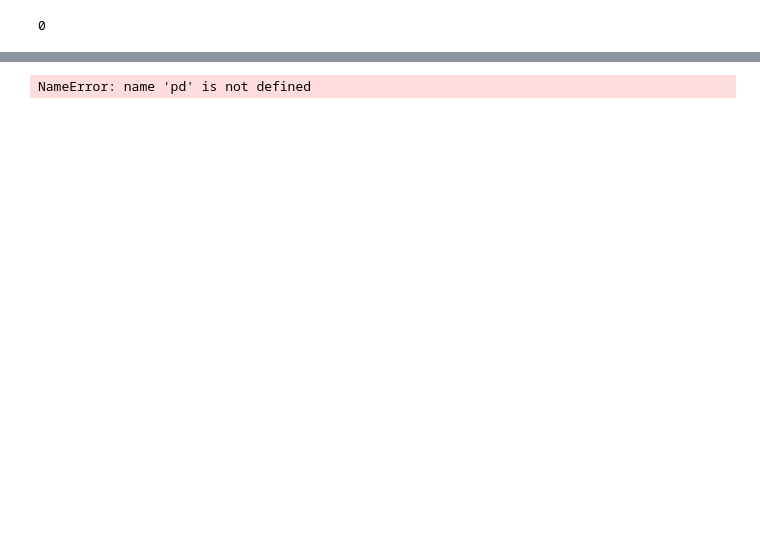
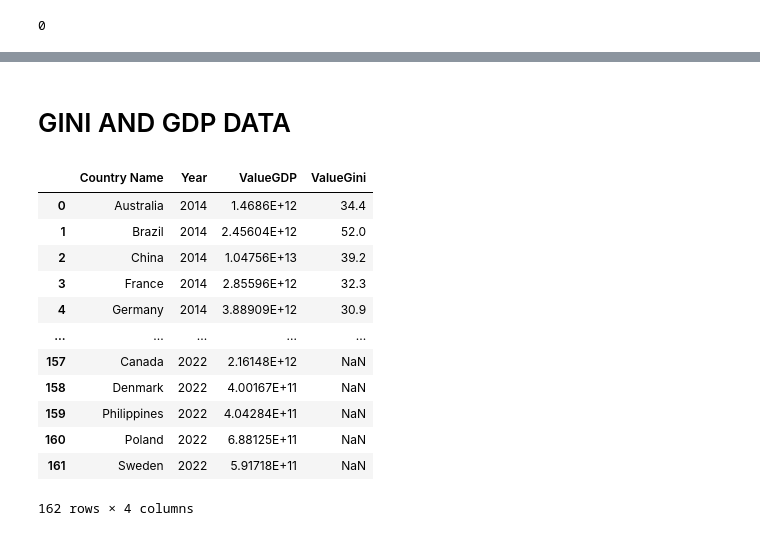
Before and after one commit to saschatran/challenge, a Jupyter notebook: IndividualNotebooks/Sam_Utzinger.ipynb, the cells around one changed output, grey strips where cells are left out. Cells and saved outputs as stored; diff of their text form; code cells hidden in the pictures; blank space fills up the shorter version.

Commit message:
GINI GPT

```diff
--- a/IndividualNotebooks/Sam_Utzinger.ipynb
+++ b/IndividualNotebooks/Sam_Utzinger.ipynb
@@ -195,6 +103,8 @@ df_sorted
+# %% [markdown]
+# GINI AND GDP DATA
 # %%
-csv_filepath= r"C:\Users\samut\OneDrive\Desktop\DATATHON 2024\API_SI.POV.GINI_DS2_en_csv_v2_213326.csv"
-df_Gini = pd.read_csv(csv_filepath, skiprows=4)
+csv_filepath= "../data/API_SI.POV.GINI_DS2_en_csv_v2_213326.csv"
+df_Gini = pd.read_csv(csv_filepath.replace('/',os.sep), skiprows=4)
 df_Gini.head()
 
 #find the unique country vaues in the read data set in domicile_country_name
@@ -224,8 +134,12 @@ df_Gini = df_Gini.melt(id_vars=['Country Name'], var_name='Year', value_name='Va
 
 
 
-csv_filepath = r"C:\Users\samut\OneDrive\Desktop\DATATHON 2024\dd151786-ed16-4d7b-b709-28e9c364f436_Data.csv"
-df_GDP = pd.read_csv(csv_filepath)
+csv_filepath = "../data/dd151786-ed16-4d7b-b709-28e9c364f436_Data.csv"
+df_GDP = pd.read_csv(csv_filepath.replace('/',os.sep))
+df_GDP
+
+
+
 #make a list
 get_rid_of=('Adolescent fertility rate (births per 1,000 women ages 15-19)',
             'Births attended by skilled health staff (% of total)',
@@ -266,32 +180,55 @@ get_rid_of=('Adolescent fertility rate (births per 1,000 women ages 15-19)',
        'Time required to start a business (days)',
        'Total debt service (% of exports of goods, services and primary income)',
        'Urban population growth (annual %)',
             'GNI per capita, Atlas method (current US$)',
        'GNI per capita, PPP (current international $)',
        'GNI, Atlas method (current US$)',
        'GNI, PPP (current international $)',
        'Gross capital formation (% of GDP)','Income share held by lowest 20%','GDP growth (annual %)')
+
+
+#add a colum at the top of the data with these values
+column_names = ['Country Name', 'Country Code', 'Series Name', 'Series Code',
+                '2014 [YR2014]', '2015 [YR2015]', '2016 [YR2016]', '2017 [YR2017]',
+                '2018 [YR2018]', '2019 [YR2019]', '2020 [YR2020]', '2021 [YR2021]',
+                '2022 [YR2022]', '2023 [YR2023]']
+df_GDP.columns = column_names
+
 #in Series Name column get rid of the values in get_rid_of
+
 df_GDP = df_GDP[~df_GDP['Series Name'].isin(get_rid_of)]
+
 #drop Series Code and Country Code
 df_GDP.drop(columns=['Series Code', 'Country Code','Series Name'], inplace=True)
 #drop rows 1045 to 1049
-df_GDP.drop(df_GDP.index[1045:1050], inplace=True)
+df_GDP.drop(df_GDP.index[1045:1050], axis= 0 , inplace=True)
 
 #can you melt the tabel togather and get each
 df_GDP = df_GDP.melt(id_vars=['Country Name'], var_name='Year', value_name='Value')
 
 
 
 #in year column get rid of anyhing past the first 4 letters
 df_Gini['Year'] = df_Gini['Year'].str[:4]
 df_GDP['Year'] = df_GDP['Year'].str[:4]
 
 #get rid of the years befor 2014 in df_Gini
 df_Gini = df_Gini[df_Gini['Year'] >= '2014']
 
 #merge the two data sets df_GDP and df_Gini based on country name and year
 df_GDP_Gini = pd.merge(df_GDP, df_Gini, on=['Country Name', 'Year'], how='inner', suffixes=('GDP', 'Gini'))
 df_GDP_Gini
 # %% [output]
+|  | Country Name | Year | ValueGDP | ValueGini |
+| 0 | Australia | 2014 | 1.4686E+12 | 34.4 |
+| 1 | Brazil | 2014 | 2.45604E+12 | 52.0 |
+| 2 | China | 2014 | 1.04756E+13 | 39.2 |
+| 3 | France | 2014 | 2.85596E+12 | 32.3 |
+| 4 | Germany | 2014 | 3.88909E+12 | 30.9 |
+| ... | ... | ... | ... | ... |
+| 157 | Canada | 2022 | 2.16148E+12 | NaN |
+| 158 | Denmark | 2022 | 4.00167E+11 | NaN |
+| 159 | Philippines | 2022 | 4.04284E+11 | NaN |
+| 160 | Poland | 2022 | 6.88125E+11 | NaN |
+| 161 | Sweden | 2022 | 5.91718E+11 | NaN |
-NameError: name 'pd' is not defined
+162 rows × 4 columns
```
Also changed, not shown: parts of 10 cells of this notebook.
